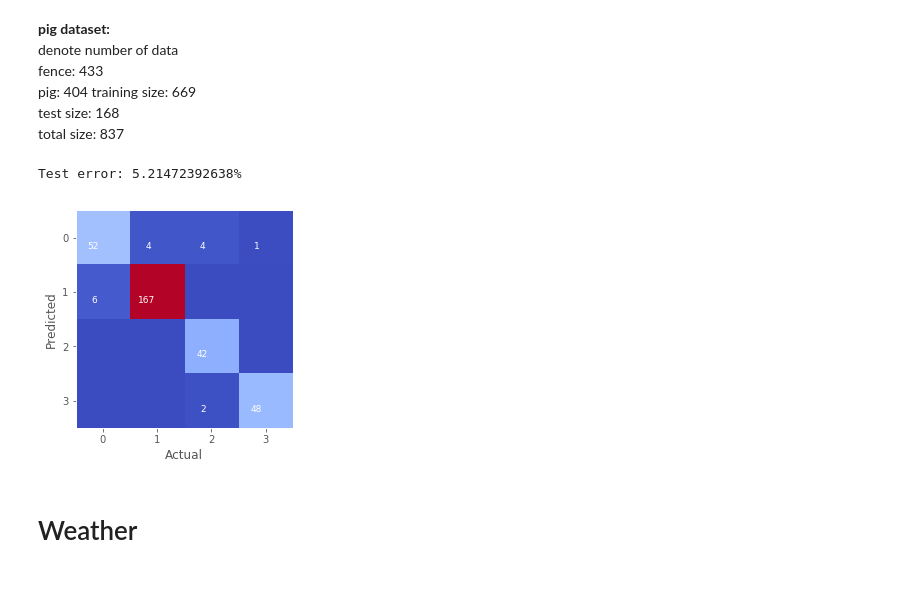
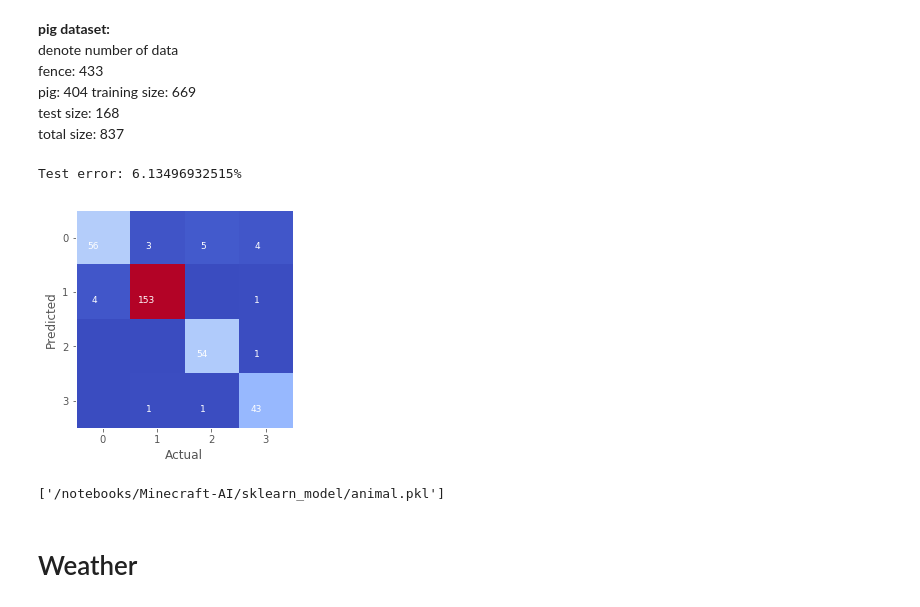
Before and after one commit to jennyzeng/Minecraft-AI, a Jupyter notebook: src/ML/TraditionalML.ipynb, the cells around one changed output. Drawn from its saved outputs; the diff is of its cells as text; code cells hidden in the pictures.

```diff
--- a/src/ML/TraditionalML.ipynb
+++ b/src/ML/TraditionalML.ipynb
@@ -327,22 +128,19 @@ test_error1,confusions1=error_rate(result1, convertLabel(Yte1))
-# %%
-print('Test error: {}%'.format(test_error1))
-
-plt.xlabel('Actual')
-plt.ylabel('Predicted')
-plt.grid(False)
-plt.xticks(numpy.arange(5))
-plt.yticks(numpy.arange(5))
-plt.imshow(confusions1, cmap=plt.cm.coolwarm, interpolation='nearest');
-
-
-for i, cas in enumerate(confusions1):
-    for j, count in enumerate(cas):
-        if count > 0:
-            xoff = .07 * len(str(count))
-            plt.text(j-xoff, i+.2, int(count), fontsize=9, color='white')
-# %% [output]
-Test error: 5.21472392638%
-[figure, removed]
+# %%
+NUM_LABELS = 4
+forest = RandomForestClassifier(n_estimators=100, random_state=1)
+multi_target_forest = MultiOutputClassifier(forest, n_jobs=3)
+animal_model, Xte, Yte = train_by_file(
+    '/notebooks/Minecraft-AI/mc-data/animal.txt',
+    multi_target_forest,
+    NUM_LABELS)
+test_result(animal_model, Xte, Yte, NUM_LABELS)
+# %% [output]
+Test error: 6.13496932515%
+[figure, added]
+# %%
+joblib.dump(animal_model, '/notebooks/Minecraft-AI/sklearn_model/animal.pkl')
+# %% [output]
+['/notebooks/Minecraft-AI/sklearn_model/animal.pkl']
 # %% [markdown]
 # Weather
 # %% [markdown]
```
Also changed, not shown: parts of 46 cells of this notebook, 14 other files.
